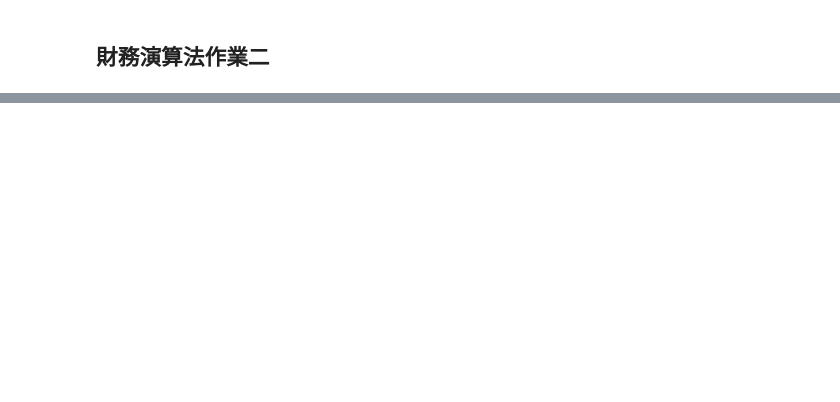
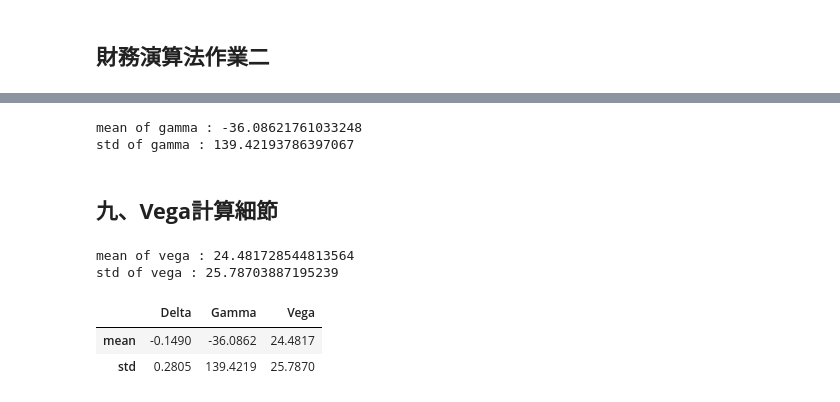
Before and after one commit to teemoteemo0318/heston-model, a Jupyter notebook: hw2.ipynb, the cells around one changed output, grey strips where cells are left out. Saved outputs shown, nothing was run; the diff lists cells and outputs as text; code cells hidden in the pictures; blank space fills up the shorter version.

```diff
--- a/hw2.ipynb
+++ b/hw2.ipynb
@@ -204,0 +245,44 @@ p = sum(result_list) / len(result_list)
+# %%
+def gamma(r6m,fx_spot,y_barrier,n_barrier,rf6m,v0,kappa,theta,rho,sigma,n,T,nos):
+    seed_list = np.random.randint(100000,size=nos)
+    ans = (delta(1.01*r6m,fx_spot,y_barrier,n_barrier,rf6m,v0,kappa,theta,rho,sigma,n,T,nos,seed_list)-delta(0.99*r6m,fx_spot,y_barrier,n_barrier,rf6m,v0,kappa,theta,rho,sigma,n,T,nos,seed_list))/0.01
+    return ans
+# %%
+gamma_list = []
+for i in range(10):
+    result = gamma(r6m,fx_spot,y_barrier,n_barrier,rf6m,v0,kappa,theta,rho,sigma,n,T,nos=10000)
+    gamma_list.append(result)
+print("mean of gamma : {}".format(np.array(gamma_list).mean()))
+print("std of gamma : {}".format(np.array(gamma_list).std()))
+# %% [output]
+mean of gamma : -36.08621761033248
+std of gamma : 139.42193786397067
+# %% [markdown]
+## **九、Vega計算細節**
+# %%
+def vega(r6m,fx_spot,y_barrier,n_barrier,rf6m,v0,kappa,theta,rho,sigma,n,T,nos,seed_list):
+    ans = (op_value(r6m,fx_spot,y_barrier,n_barrier,rf6m,v0+0.0001,kappa,theta,rho,sigma,n,T,nos,seed_list) - op_value(r6m,fx_spot,y_barrier,n_barrier,rf6m,v0,kappa,theta,rho,sigma,n,T,nos,seed_list))/0.0001
+    return ans
+# %%
+vega_list = []
+for i in range(10):
+    seed_list = np.random.randint(100000,size=100000)
+    result = vega(r6m,fx_spot,y_barrier,n_barrier,rf6m,v0,kappa,theta,rho,sigma,n,T,nos,seed_list)
+    vega_list.append(result)
+print("mean of vega : {}".format(np.array(vega_list).mean()))
+print("std of vega : {}".format(np.array(vega_list).std()))
+# %% [output]
+mean of vega : 24.481728544813564
+std of vega : 25.78703887195239
+# %%
+import pandas as pd
+df = pd.DataFrame()
+df['Delta'] = [np.array(delta_list).mean(),np.array(delta_list).std()]
+df['Gamma'] = [np.array(gamma_list).mean(),np.array(gamma_list).std()]
+df['Vega'] = [np.array(vega_list).mean(),np.array(vega_list).std()]
+df.index = ['mean','std']
+df.round(4)
+# %% [output]
+|  | Delta | Gamma | Vega |
+| mean | -0.1490 | -36.0862 | 24.4817 |
+| std | 0.2805 | 139.4219 | 25.7870 |
```
Also changed, not shown: parts of 25 cells of this notebook, 20 other files.
